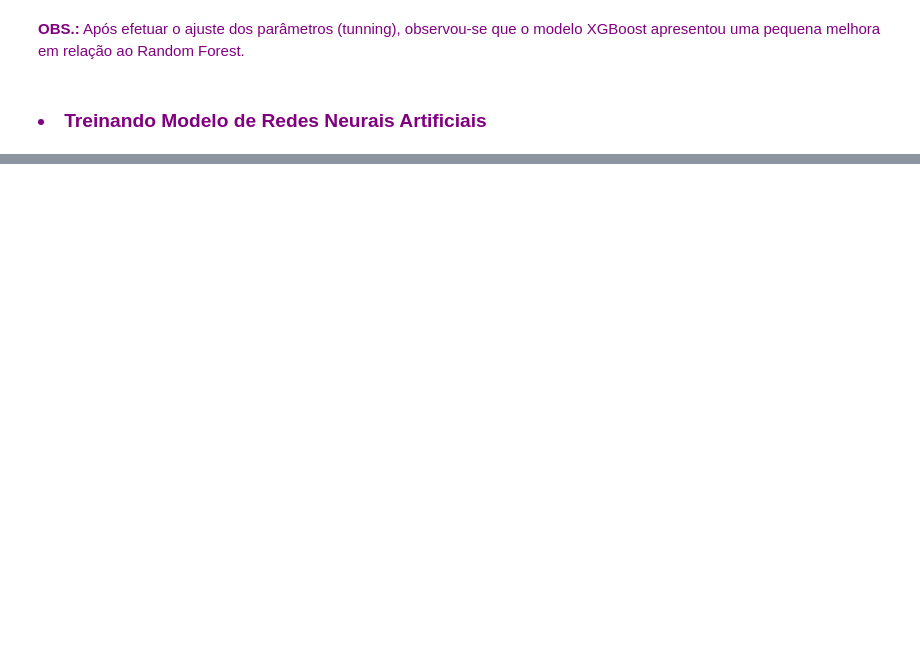
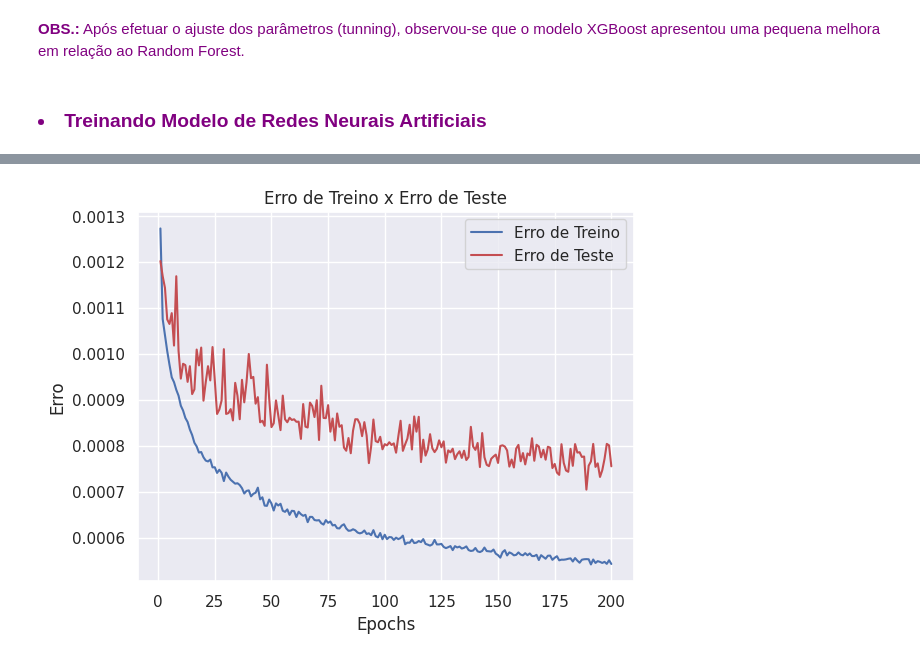
Before and after one commit to fabiollg/PI-4_Predicao_Valores_Imoveis_SJC, a Jupyter notebook: PI_4_Predicao_Valores_Imoveis_SJC.ipynb, the cells around one changed output, grey strips where cells are left out. Cells and saved outputs as stored; diff of their text form; code cells hidden in the pictures; blank space fills up the shorter version.

```diff
--- a/PI_4_Predicao_Valores_Imoveis_SJC.ipynb
+++ b/PI_4_Predicao_Valores_Imoveis_SJC.ipynb
@@ -758,0 +837,4 @@ from sklearn.neural_network import MLPRegressor
+# %%
+# Separando o valor alvo (target) dos parâmetros de entrada (features)
+y_std = dados_tratados_std['aluguel']
+x_std = dados_tratados_std.drop(columns='aluguel')
@@ -758,0 +851,5 @@ from sklearn.neural_network import MLPRegressor
+# %%
+# Separando os dados em treino e teste
+x_std_train, x_std_test, y_std_train, y_std_test = train_test_split(x_std, y_std, test_size = 0.3, random_state=0)
+print (f'Linhas e colunas de treino: {x_std_train.shape}')
+print (f'Linhas e colunas de teste: {x_std_test.shape}')
@@ -758,0 +859,9 @@ from sklearn.neural_network import MLPRegressor
+# %%
+from keras.utils.sidecar_evaluator import optimizer
+# Criando a rede neural com 2 camadas ocultas de 64 e 32 neurônios cada uma
+rede = Sequential()
+rede.add(Dense(64, input_dim= 8, activation= 'relu'))
+rede.add(Dense(32, activation= 'relu'))
+rede.add(Dense(1, activation= 'linear'))
+rede.compile(loss='mean_squared_error', optimizer= 'adam', metrics=['mae'])
+rede.summary()
@@ -758,0 +884,3 @@ from sklearn.neural_network import MLPRegressor
+# %%
+#Treinando a rede neural
+history = rede.fit(x_std_train, y_std_train, validation_split= 0.2, epochs= 200)
@@ -758,0 +905,14 @@ from sklearn.neural_network import MLPRegressor
+# %%
+# Verificando o gráfico de redução do erro
+loss = history.history['loss']
+teste_loss = history.history['val_loss']
+epochs = range(1, len(loss)+1)
+plt.plot(epochs, loss, 'b', label= 'Erro de Treino')
+plt.plot(epochs, teste_loss, 'r', label= 'Erro de Teste')
+plt.title('Erro de Treino x Erro de Teste')
+plt.xlabel('Epochs')
+plt.ylabel('Erro')
+plt.legend()
+plt.show()
+# %% [output]
+[figure, added]
```
Also changed, not shown: parts of 38 cells of this notebook.
